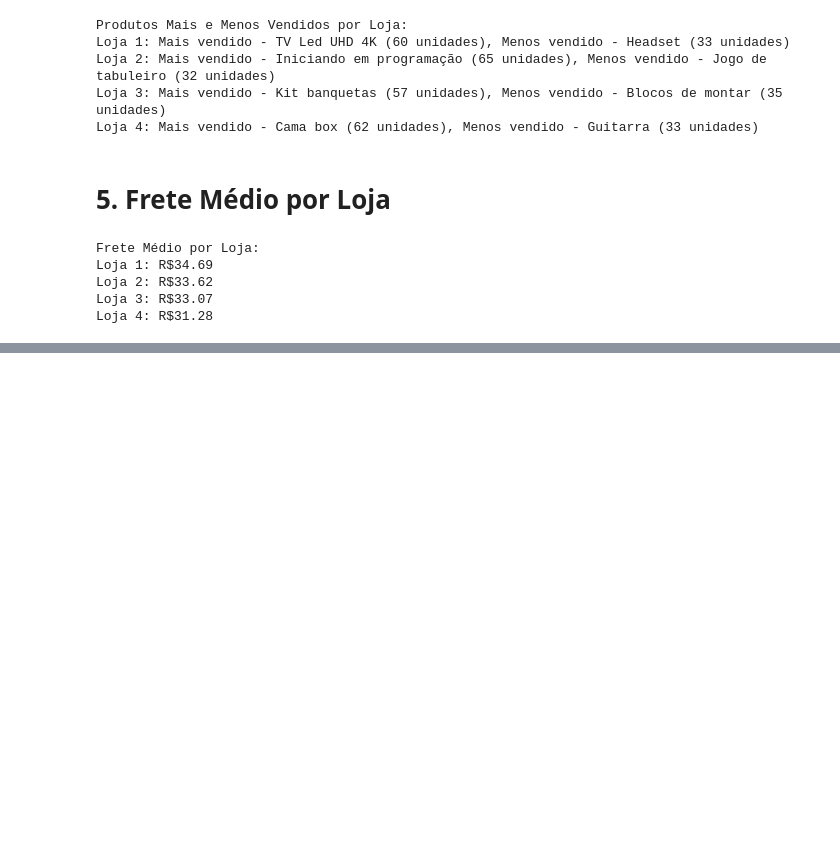
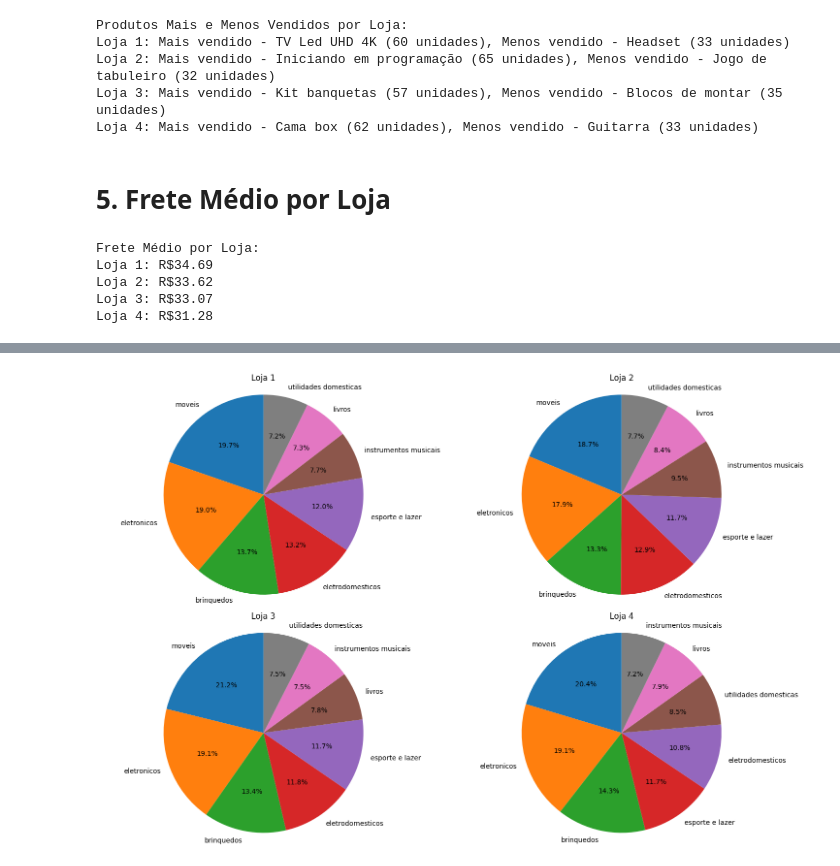
Before and after one commit to Leandropignataro/amigosecreto, a Jupyter notebook: Cópia_de_AluraStoreBr.ipynb, the cells around one changed output, grey strips where cells are left out. Drawn from its saved outputs; the diff is of its cells as text; code cells hidden in the pictures; blank space fills up the shorter version.

```diff
--- a/Cópia_de_AluraStoreBr.ipynb
+++ b/Cópia_de_AluraStoreBr.ipynb
@@ -155,0 +183,23 @@ Loja 4: R$31.28
+# %%
+# prompt: GRAFICO de pizza quantidade de produtos vendidos por categoria em cada loja
+
+# Create subplots for each store
+fig, axes = plt.subplots(2, 2, figsize=(15, 10))
+
+# Function to create pie chart for each store
+def plot_pie_chart(ax, data, title):
+    ax.pie(data.values, labels=data.index, autopct='%1.1f%%', startangle=90)
+    ax.axis('equal')
+    ax.set_title(title)
+
+# Plot pie charts for each store
+plot_pie_chart(axes[0, 0], vendas_por_categoria_loja1, 'Loja 1')
+plot_pie_chart(axes[0, 1], vendas_por_categoria_loja2, 'Loja 2')
+plot_pie_chart(axes[1, 0], vendas_por_categoria_loja3, 'Loja 3')
+plot_pie_chart(axes[1, 1], vendas_por_categoria_loja4, 'Loja 4')
+
+
+plt.tight_layout() # Adjust layout to prevent overlapping
+plt.show()
+# %% [output]
+[figure, added]
```
Also changed, not shown: parts of 5 cells of this notebook.
